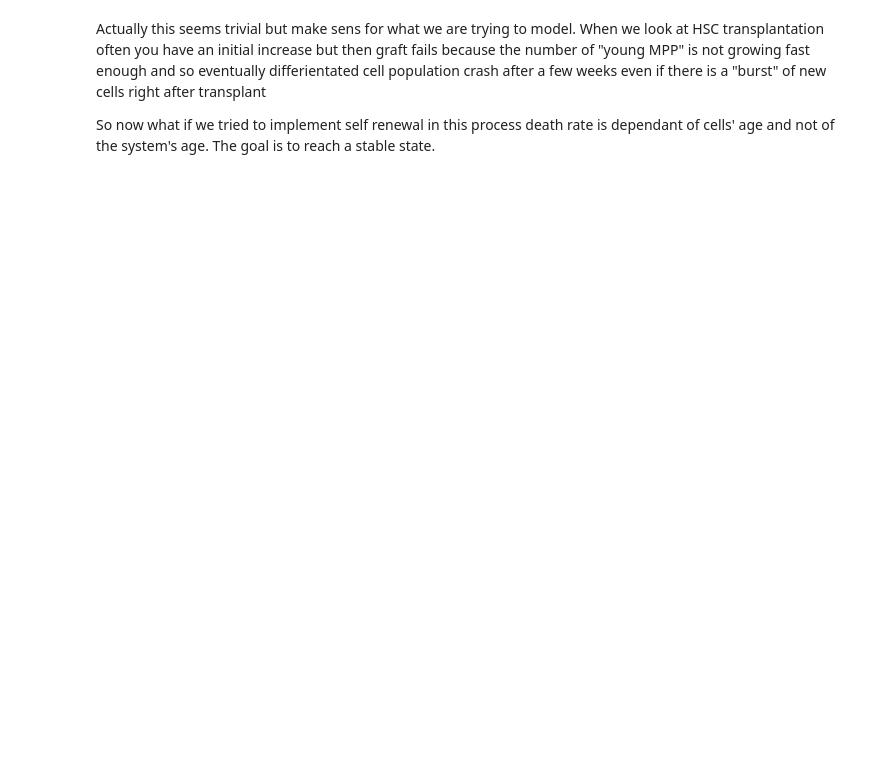
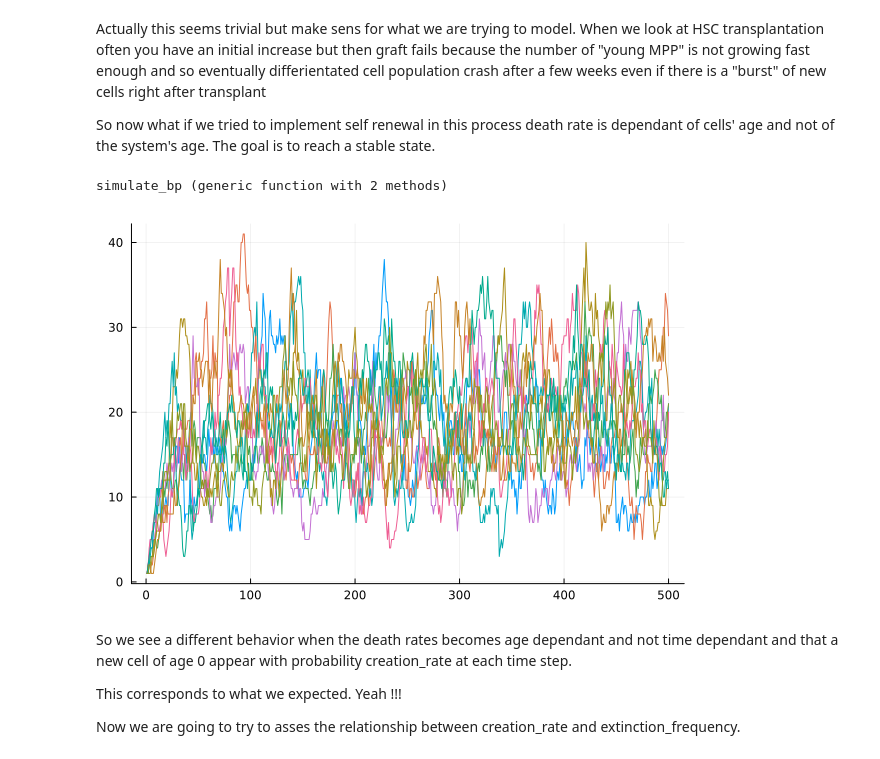
Before and after one commit to AmbreCPES/Stage, a Jupyter notebook: notebook.ipynb, the cells around one changed output. Cells and saved outputs as stored; diff of their text form; code cells hidden in the pictures; blank space fills up the shorter version.

```diff
--- a/notebook.ipynb
+++ b/notebook.ipynb
@@ -61,7 +63,14 @@ So now what if we tried to implement self renewal in this process death rate is
 function population_init(nbr_cells)
     cells_id = collect(1:nbr_cells) #array of integers from 1 to nbr_cells
     cells_age = zeros(nbr_cells)
+    return [cells_id, cells_age]
 end
+
+function new_offspring_func()
+	offspring_prob = [0.9, 0.1] # probability of staying put and dividing
+	return sample(1:length(offspring_prob), ProbabilityWeights(offspring_prob))
+end
+
 
 function cells_creation(creation_rate)
     sample(0:1, ProbabilityWeights([1 - creation_rate, creation_rate]))
@@ -73,30 +82,74 @@ function death_func(age, a=0.009, c=0)
 	return sample(0:length(death_prob)-1, ProbabilityWeights(death_prob))
 end
 
-function step_bp_2(tot_cells, cells_id, cells_age, offspring_func, death_rate_t, creation_rate)
+function step_bp_2(tot_cells, cells_id, cells_age, offspring_func, creation_rate)
     new_cells = []
     dead_cells = []
     pop_size = length(cells_id)
 	for i in 1:pop_size
         age = cells_age[i]
-        if death_func(death_rate_t,age) == 1
+        if death_func(age) == 1
 		    if offspring_func(pop_size) == 1
                 cells_age[i] += 1
             else
-                append!(new_cells,[cells_age[i]+=1,cells_age[i]+=1])
-                append!(dead_cells,i)
+                append!(new_cells,[age + 1, age + 1])
+                append!(dead_cells, i)
             end
         else
-            append!(dead_cells,i)
+            append!(dead_cells, i)
         end
 	end
-    if cells_creation == 1
-        append!(new_cells,0)
+
+    if cells_creation(creation_rate) == 1
+        append!(new_cells, 0)
+    end
+
+    #print("dead_cells = ", dead_cells, " new_cells = ", new_cells)
     deleteat!(cells_id, dead_cells)
     deleteat!(cells_age, dead_cells)
 
-    append!(cells_id, tot_cells:(tot_cells+length(new_cells)))
+    append!(cells_id, (tot_cells + 1):(tot_cells + length(new_cells)))
     append!(cells_age, new_cells)
+    #print("cells_id = ", cells_id, " cells_age = ", cells_age)
+	return cells_id, cells_age, length(new_cells), length(dead_cells)
+end
 
-	return [cells_id, cells_age]
+
+
+function simulate_bp(steps, offspring_func, nbr_cells_0, creation_rate)
+	extinction = 550
+    bp = zeros(steps)
+    nbr_dead = 0
+    tot_cells = nbr_cells_0
+	bp[1] = nbr_cells_0
+
+    cells_id, cells_age = population_init(nbr_cells_0)
+
+	for t in 2:steps
+		cells_id, cells_age, new_cells, dead_cells = step_bp_2(tot_cells, cells_id, cells_age, offspring_func, creation_rate)#ici on regarde la population à t-1 donc ici on fix pop_size=1 à t=0
+        bp[t] = length(cells_id)
+        tot_cells += new_cells
+        nbr_dead += dead_cells
+        if bp[t] == 0
+            extinction = t
+            break
+        end
+	end
+	return [bp, extinction]
 end
+# %% [output]
+simulate_bp (generic function with 2 methods)
+# %%
+Random.seed!(6)
+
+bps = [simulate_bp(500, new_offspring_func, 1, 0.5) for _ in 1:10];
+cells = [vector[1] for vector in bps];
+plot(cells, label=nothing) # these explode or go extinct
+# %% [output]
+[figure, added]
+# %% [markdown]
+So we see a different behavior when the death rates becomes age dependant and not time dependant and that a new cell of age 0 appear with probability creation_rate at each time step.
+
+This corresponds to what we expected. Yeah !!!
+
+Now we are going to try to asses the relationship between creation_rate and extinction_frequency.
```
Also changed, not shown: parts of 19 cells of this notebook.
